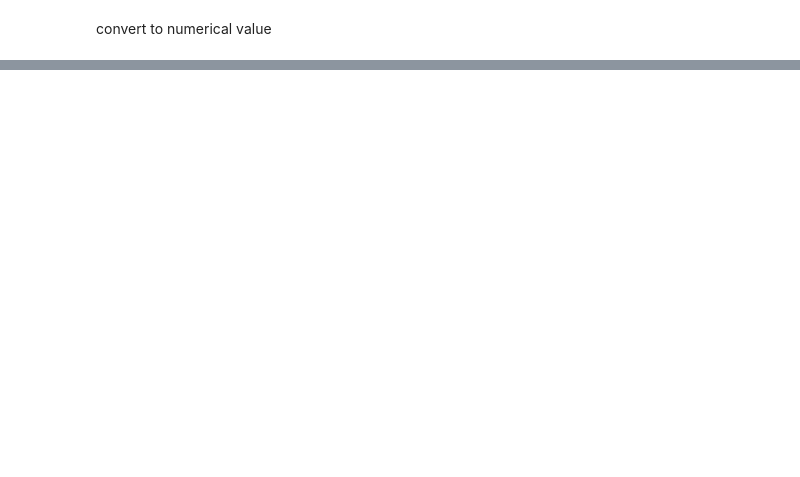
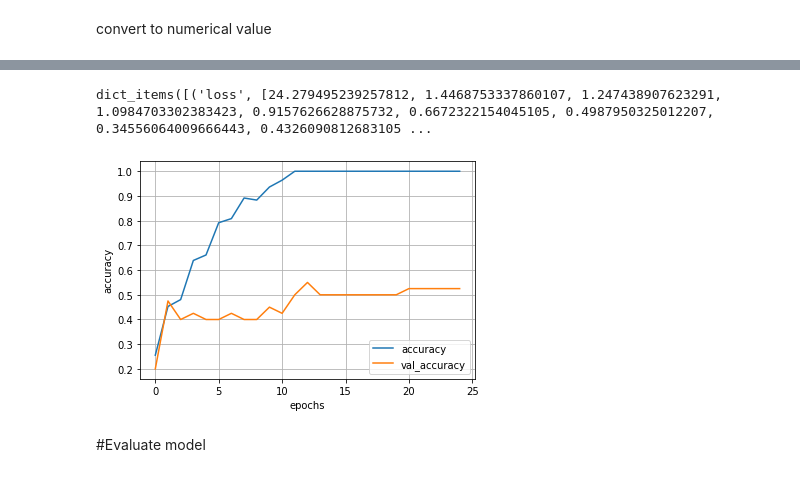
Before and after one commit to SreedeviRKrishnan/FDP_ASIET_DLforCV, a Jupyter notebook: Fdp_flower_cnn.ipynb, the cells around one changed output, grey strips where cells are left out. Saved outputs shown, nothing was run; the diff lists cells and outputs as text; code cells hidden in the pictures; blank space fills up the shorter version.

```diff
--- a/Fdp_flower_cnn.ipynb
+++ b/Fdp_flower_cnn.ipynb
@@ -119,0 +136,5 @@ print(set(y))
+# %%
+from sklearn.model_selection import train_test_split
+x_train,x_test,y_train,y_test=train_test_split(x,y,test_size=0.2,stratify=y,random_state=42) #stratified splitting
+print("x_train_shape:{}".format(x_train.shape))
+print("x_test_shape:{}".format(x_train.shape))
@@ -119,0 +144,6 @@ print(set(y))
+# %%
+#manual std scale the data
+mu=x_train.mean()
+std=x_train.std()
+x_train_std=(x_train-mu)/std
+x_test_std=(x_test-mu)/std
@@ -119,0 +210,14 @@ print(set(y))
+# %%
+# Compile the network with appropriate settings for loss, optimizer and metrics.
+model_CNN.compile(loss='sparse_categorical_crossentropy',
+                  optimizer='adam',
+                  metrics=['accuracy'])
+
+#Training the model.
+history_CNN = model_CNN.fit(x=x_train_std,
+                            y=y_train,
+                            epochs=25,
+                            validation_split=0.1,
+                            batch_size=32)
+
+#history_cnn (dictionary) captures the loss and accuracy in ech epoch and stores
@@ -119,0 +242,23 @@ print(set(y))
+# %%
+history_CNN.history.items()
+# %% [output]
+dict_items([('loss', [24.279495239257812, 1.4468753337860107, 1.247438907623291, 1.0984703302383423, 0.9157626628875732, 0.6672322154045105, 0.4987950325012207, 0.34556064009666443, 0.4326090812683105 ...
+# %%
+keys = ['accuracy', 'val_accuracy']
+progress = {k:v for k,v in history_CNN.history.items() if k in keys} #returns the training accuracy and validation accuracy as two separate lists,
+                                                                      #attached with the keys in a dictionary format
+
+import pandas as pd
+pd.DataFrame(progress).plot()
+
+plt.xlabel("epochs")
+plt.ylabel("accuracy")
+
+plt.grid(True)
+plt.show()
+
+# since trining 1 and validation .5 its overfitting
+# %% [output]
+[figure, added]
+# %% [markdown]
+#Evaluate model
```
Also changed, not shown: parts of 17 cells of this notebook.
